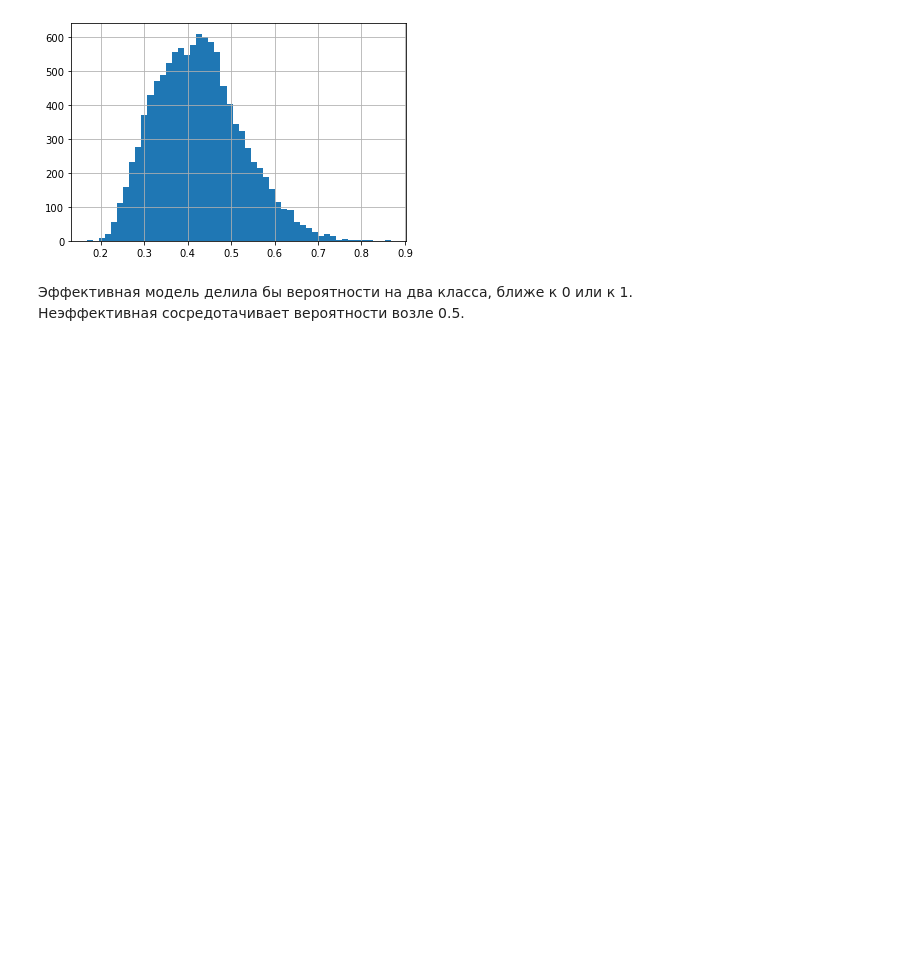
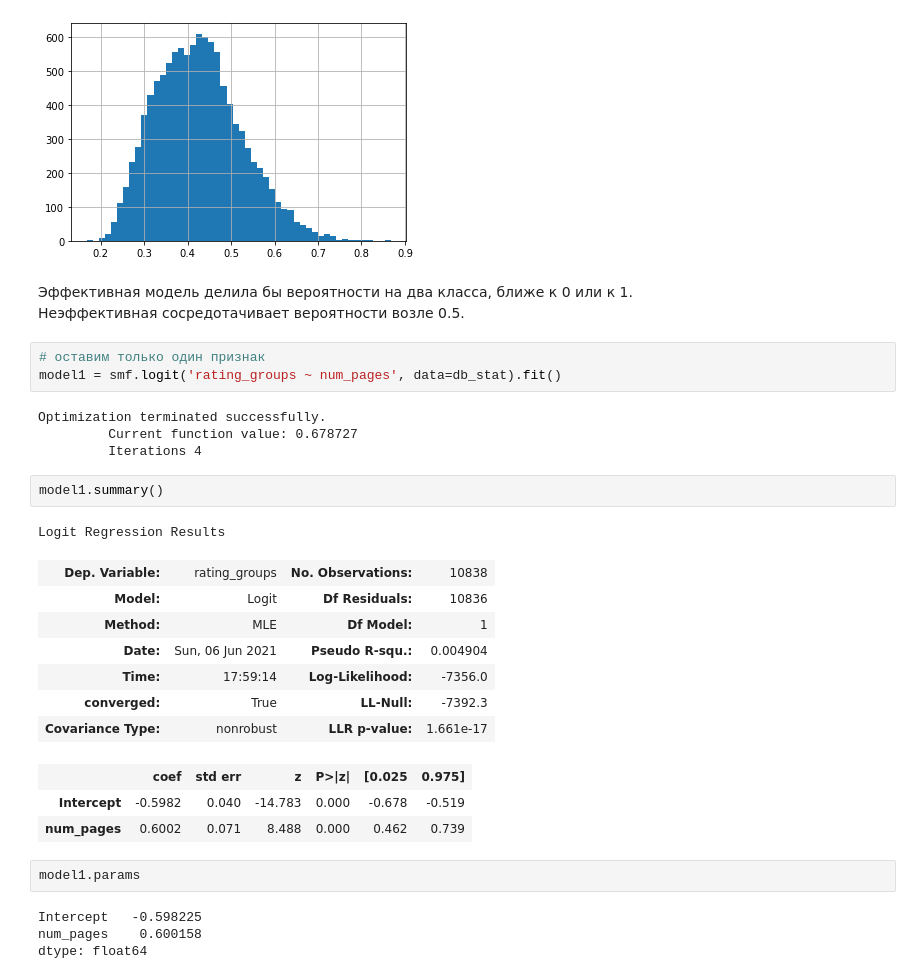
Before and after one commit to anastasiaaam/goodreads, a Jupyter notebook: goodreads_4.ipynb, the cells around one changed output. Drawn from its saved outputs; the diff is of its cells as text; blank space fills up the shorter version.

```diff
--- a/goodreads_4.ipynb
+++ b/goodreads_4.ipynb
@@ -333,3 +333,30 @@ proba.hist(bins=50)
 # %% [markdown]
 Эффективная модель делила бы вероятности на два класса, ближе к 0 или к 1.
 Неэффективная сосредотачивает вероятности возле 0.5.
+# %%
+# оставим только один признак
+model1 = smf.logit('rating_groups ~ num_pages', data=db_stat).fit()
+# %% [output]
+Optimization terminated successfully.
+         Current function value: 0.678727
+         Iterations 4
+# %%
+model1.summary()
+# %% [output]
+Logit Regression Results
+| Dep. Variable: | rating_groups | No. Observations: | 10838 |
+| Model: | Logit | Df Residuals: | 10836 |
+| Method: | MLE | Df Model: | 1 |
+| Date: | Sun, 06 Jun 2021 | Pseudo R-squ.: | 0.004904 |
+| Time: | 17:59:14 | Log-Likelihood: | -7356.0 |
+| converged: | True | LL-Null: | -7392.3 |
+| Covariance Type: | nonrobust | LLR p-value: | 1.661e-17 |
+|  | coef | std err | z | P>|z| | [0.025 | 0.975] |
+| Intercept | -0.5982 | 0.040 | -14.783 | 0.000 | -0.678 | -0.519 |
+| num_pages | 0.6002 | 0.071 | 8.488 | 0.000 | 0.462 | 0.739 |
+# %%
+model1.params
+# %% [output]
+Intercept   -0.598225
+num_pages    0.600158
+dtype: float64
```
Also changed, not shown: parts of 22 cells of this notebook.
